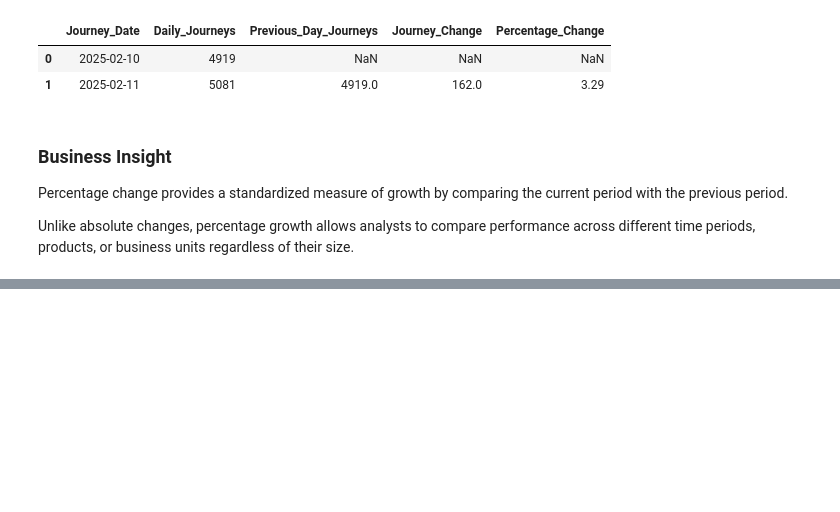
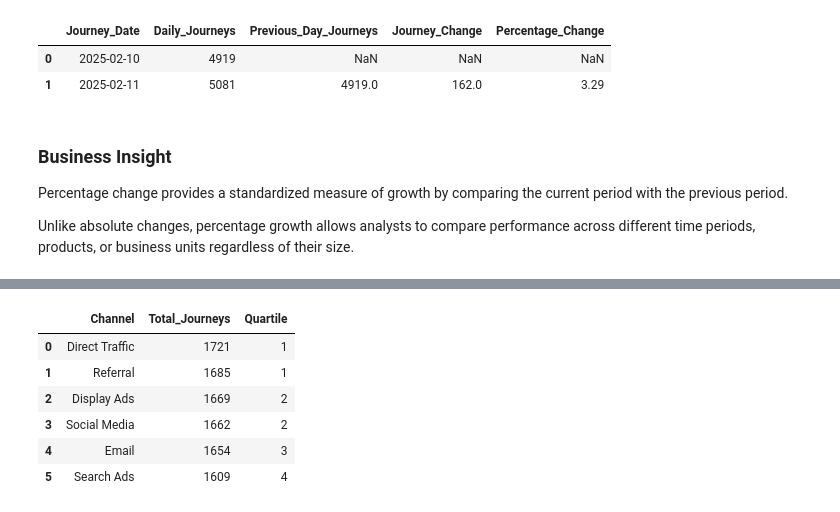
Before and after one commit to sakinasayed512/multi-touch-attribution, a Jupyter notebook: Marketing_Attribution_ROI_Dashboard/notebooks/01_Data_Exploration.ipynb, the cells around one changed output, grey strips where cells are left out. Cells and saved outputs as stored; diff of their text form; code cells hidden in the pictures; blank space fills up the shorter version.

```diff
--- a/Marketing_Attribution_ROI_Dashboard/notebooks/01_Data_Exploration.ipynb
+++ b/Marketing_Attribution_ROI_Dashboard/notebooks/01_Data_Exploration.ipynb
@@ -1942,0 +2074,30 @@ Unlike absolute changes, percentage growth allows analysts to compare performanc
+# %%
+# NTILE() Example - Divide channels into quartiles
+
+query = """
+SELECT
+    Channel,
+    COUNT(*) AS Total_Journeys,
+
+    NTILE(4) OVER (
+        ORDER BY COUNT(*) DESC
+    ) AS Quartile
+
+FROM marketing_data
+
+GROUP BY Channel
+
+ORDER BY Total_Journeys DESC;
+"""
+
+ntile_df = pd.read_sql_query(query, connection)
+
+ntile_df
+# %% [output]
+|  | Channel | Total_Journeys | Quartile |
+| 0 | Direct Traffic | 1721 | 1 |
+| 1 | Referral | 1685 | 1 |
+| 2 | Display Ads | 1669 | 2 |
+| 3 | Social Media | 1662 | 2 |
+| 4 | Email | 1654 | 3 |
+| 5 | Search Ads | 1609 | 4 |
```
Also changed, not shown: parts of 16 cells of this notebook.
